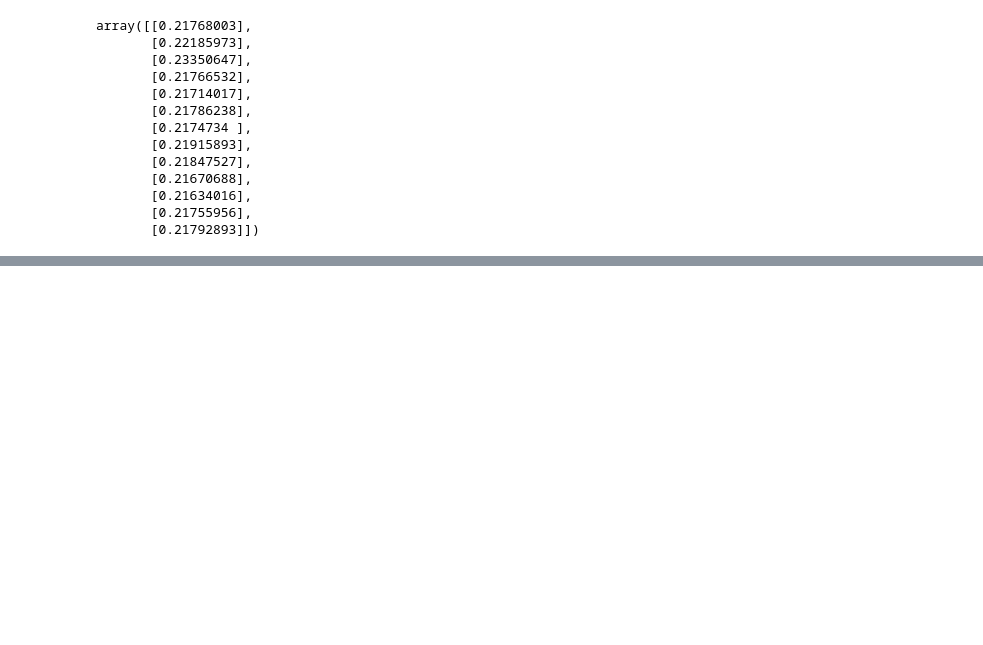
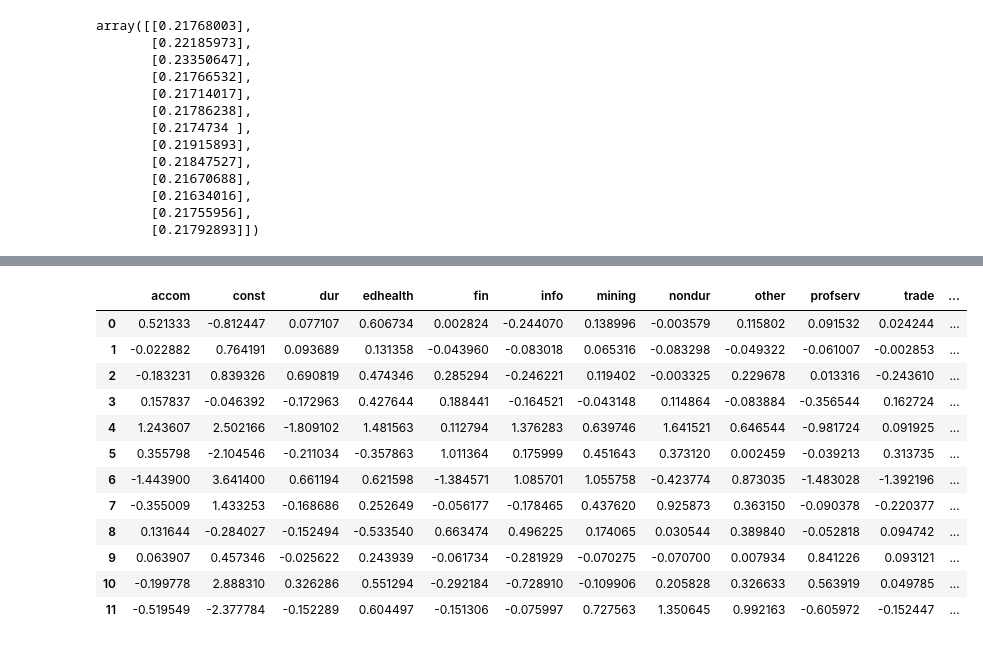
Before and after one commit to hs97/UnemploymentNetwork, a Jupyter notebook: new_code/calib2_one_occupation_per_sector.ipynb, the cells around one changed output, grey strips where cells are left out. Drawn from its saved outputs; the diff is of its cells as text; code cells hidden in the pictures; blank space fills up the shorter version.

```diff
--- a/new_code/calib2_one_occupation_per_sector.ipynb
+++ b/new_code/calib2_one_occupation_per_sector.ipynb
@@ -438,0 +443,18 @@ array([[0.21768003],
+# %%
+num = 0
+dfLam = pd.read_csv('../data/clean/wage_response_estimates.csv')
+dfLam.iloc[:,1:-1]
+# %% [output]
+|  | accom | const | dur | edhealth | fin | info | mining | nondur | other | profserv | trade | ... |
+| 0 | 0.521333 | -0.812447 | 0.077107 | 0.606734 | 0.002824 | -0.244070 | 0.138996 | -0.003579 | 0.115802 | 0.091532 | 0.024244 | ... |
+| 1 | -0.022882 | 0.764191 | 0.093689 | 0.131358 | -0.043960 | -0.083018 | 0.065316 | -0.083298 | -0.049322 | -0.061007 | -0.002853 | ... |
+| 2 | -0.183231 | 0.839326 | 0.690819 | 0.474346 | 0.285294 | -0.246221 | 0.119402 | -0.003325 | 0.229678 | 0.013316 | -0.243610 | ... |
+| 3 | 0.157837 | -0.046392 | -0.172963 | 0.427644 | 0.188441 | -0.164521 | -0.043148 | 0.114864 | -0.083884 | -0.356544 | 0.162724 | ... |
+| 4 | 1.243607 | 2.502166 | -1.809102 | 1.481563 | 0.112794 | 1.376283 | 0.639746 | 1.641521 | 0.646544 | -0.981724 | 0.091925 | ... |
+| 5 | 0.355798 | -2.104546 | -0.211034 | -0.357863 | 1.011364 | 0.175999 | 0.451643 | 0.373120 | 0.002459 | -0.039213 | 0.313735 | ... |
+| 6 | -1.443900 | 3.641400 | 0.661194 | 0.621598 | -1.384571 | 1.085701 | 1.055758 | -0.423774 | 0.873035 | -1.483028 | -1.392196 | ... |
+| 7 | -0.355009 | 1.433253 | -0.168686 | 0.252649 | -0.056177 | -0.178465 | 0.437620 | 0.925873 | 0.363150 | -0.090378 | -0.220377 | ... |
+| 8 | 0.131644 | -0.284027 | -0.152494 | -0.533540 | 0.663474 | 0.496225 | 0.174065 | 0.030544 | 0.389840 | -0.052818 | 0.094742 | ... |
+| 9 | 0.063907 | 0.457346 | -0.025622 | 0.243939 | -0.061734 | -0.281929 | -0.070275 | -0.070700 | 0.007934 | 0.841226 | 0.093121 | ... |
+| 10 | -0.199778 | 2.888310 | 0.326286 | 0.551294 | -0.292184 | -0.728910 | -0.109906 | 0.205828 | 0.326633 | 0.563919 | 0.049785 | ... |
+| 11 | -0.519549 | -2.377784 | -0.152289 | 0.604497 | -0.151306 | -0.075997 | 0.727563 | 1.350645 | 0.992163 | -0.605972 | -0.152447 | ... |
```
Also changed, not shown: parts of 12 cells of this notebook, 6 other files.
